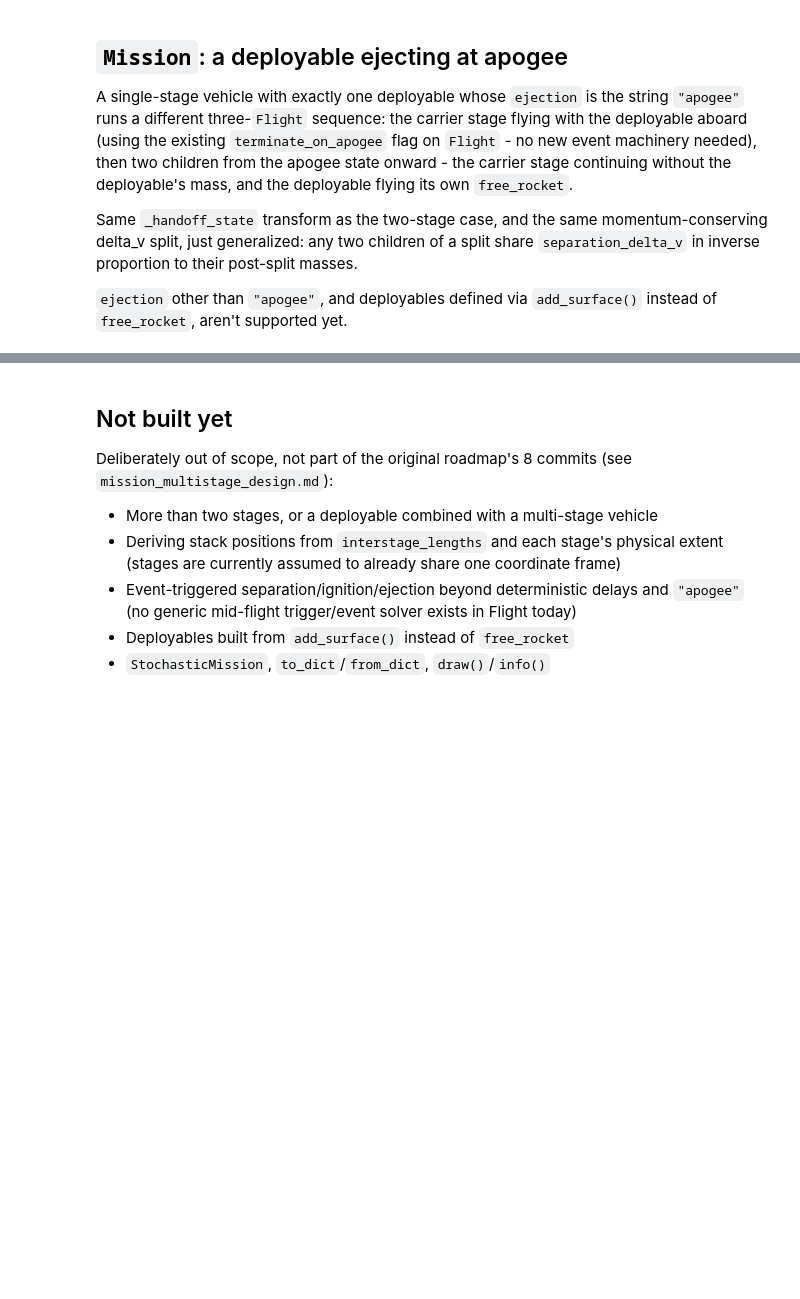
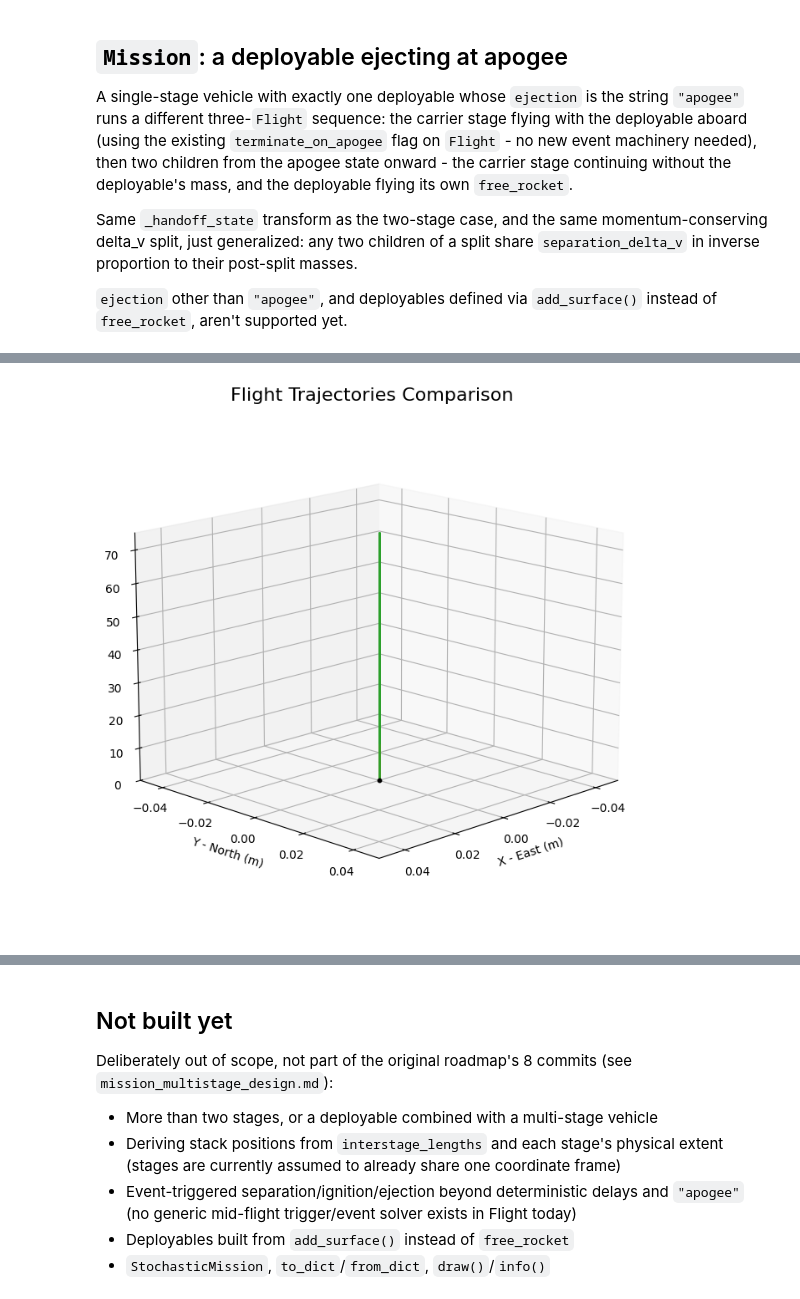
Before and after one commit to RogueRocketeer/RocketPy, a Jupyter notebook: docs/notebooks/multistage_mission.ipynb, the cells around one changed output, grey strips where cells are left out. Saved outputs shown, nothing was run; the diff lists cells and outputs as text; code cells hidden in the pictures; blank space fills up the shorter version.

```diff
--- a/docs/notebooks/multistage_mission.ipynb
+++ b/docs/notebooks/multistage_mission.ipynb
@@ -335,0 +444,6 @@ for time, event in deployable_mission.timeline:
+# %%
+from rocketpy import CompareFlights
+
+CompareFlights(two_stage_mission.all_flights).trajectories_3d()
+# %% [output]
+[figure, added]
```
Also changed, not shown: parts of 18 cells of this notebook, 4 other files.
